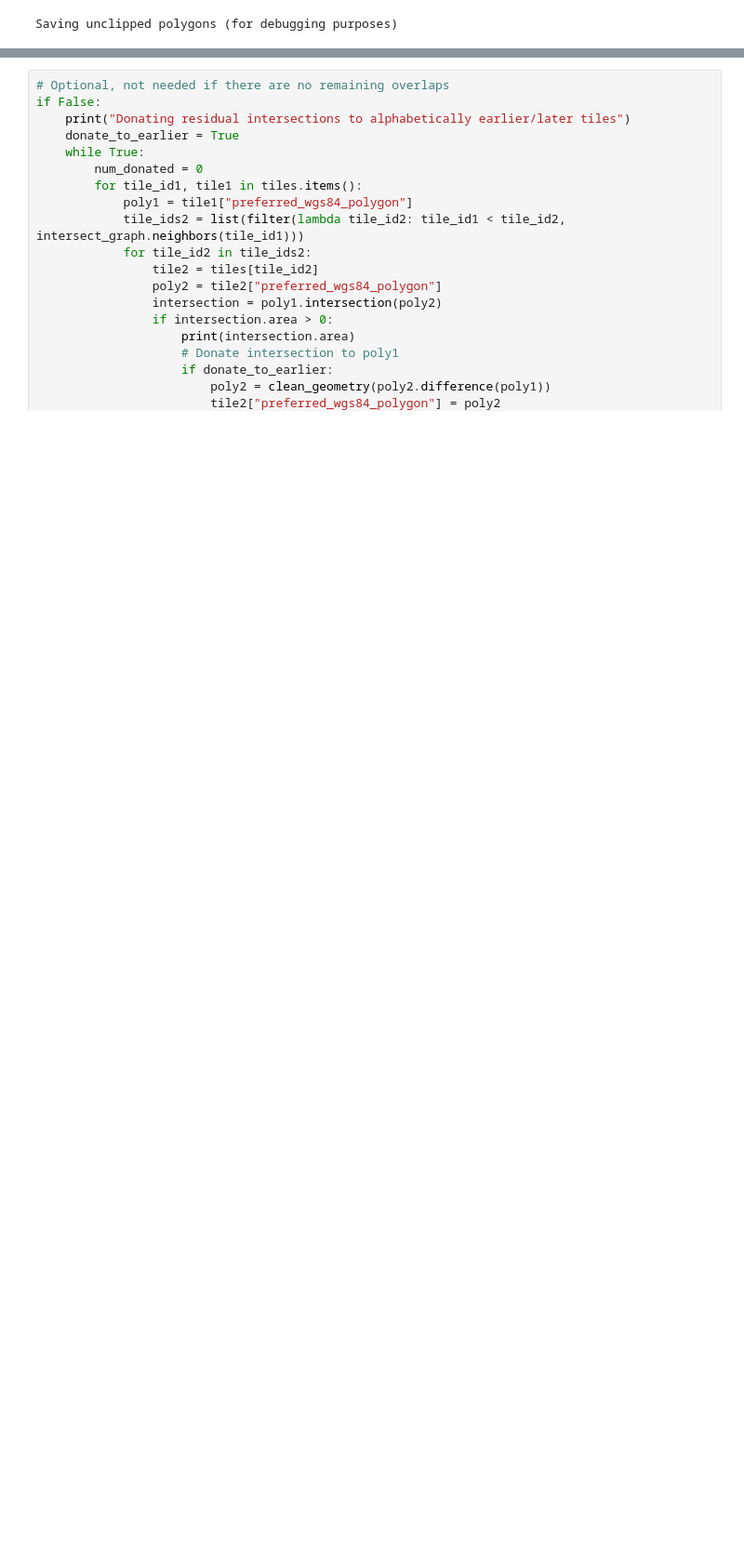
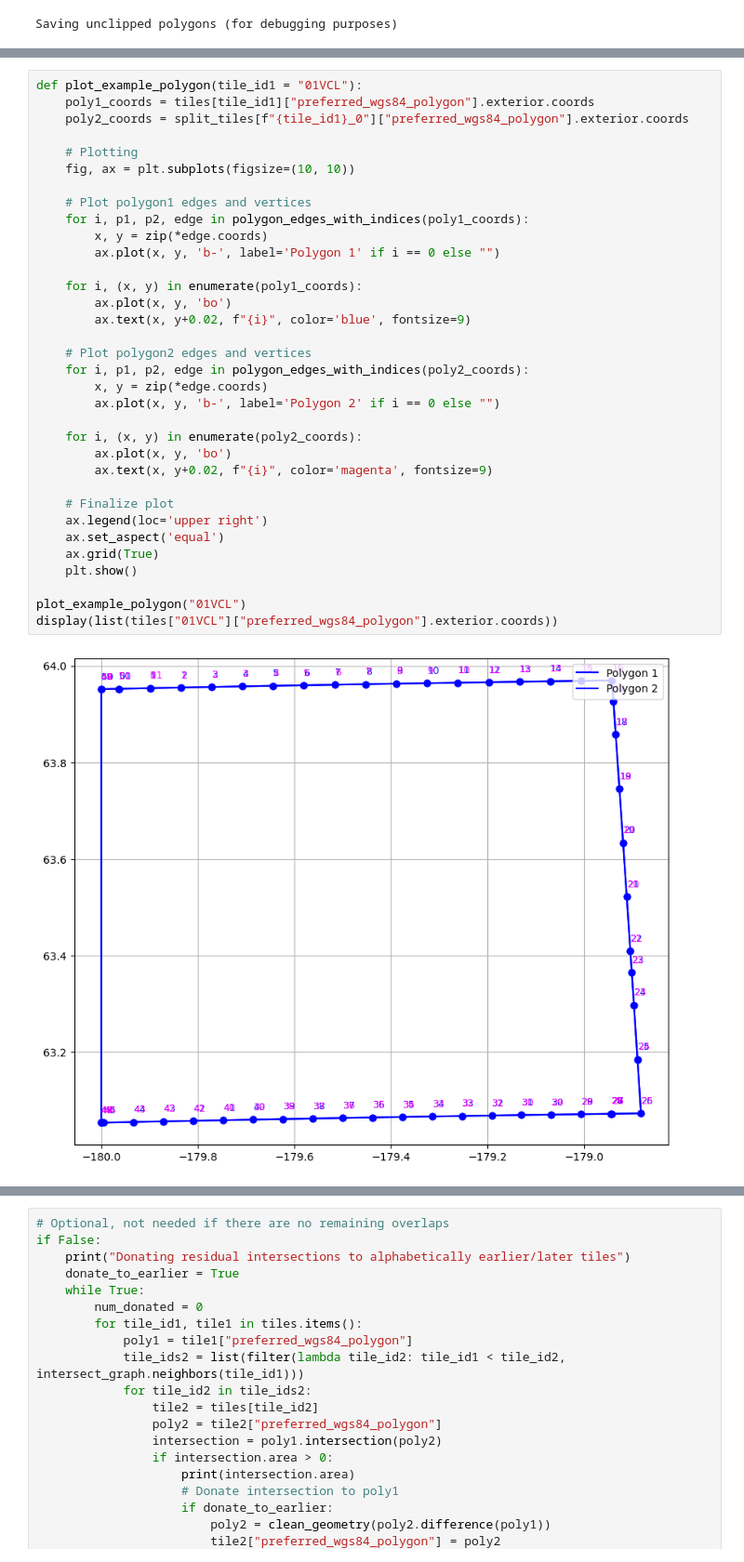
Before and after one commit to hamk-uas/preferred-tile, a Jupyter notebook: create_grid.ipynb, the cells around one changed output, grey strips where cells are left out. Shown at 93% size. Drawn from its saved outputs; the diff is of its cells as text; blank space fills up the shorter version.

```diff
--- a/create_grid.ipynb
+++ b/create_grid.ipynb
@@ -839,0 +804,36 @@ Split 114 polygons
+# %%
+def plot_example_polygon(tile_id1 = "01VCL"):
+    poly1_coords = tiles[tile_id1]["preferred_wgs84_polygon"].exterior.coords
+    poly2_coords = split_tiles[f"{tile_id1}_0"]["preferred_wgs84_polygon"].exterior.coords
+
+    # Plotting
+    fig, ax = plt.subplots(figsize=(10, 10))
+
+    # Plot polygon1 edges and vertices
+    for i, p1, p2, edge in polygon_edges_with_indices(poly1_coords):
+        x, y = zip(*edge.coords)
+        ax.plot(x, y, 'b-', label='Polygon 1' if i == 0 else "")
+
+    for i, (x, y) in enumerate(poly1_coords):
+        ax.plot(x, y, 'bo')
+        ax.text(x, y+0.02, f"{i}", color='blue', fontsize=9)
+
+    # Plot polygon2 edges and vertices
+    for i, p1, p2, edge in polygon_edges_with_indices(poly2_coords):
+        x, y = zip(*edge.coords)
+        ax.plot(x, y, 'b-', label='Polygon 2' if i == 0 else "")
+
+    for i, (x, y) in enumerate(poly2_coords):
+        ax.plot(x, y, 'bo')
+        ax.text(x, y+0.02, f"{i}", color='magenta', fontsize=9)
+
+    # Finalize plot
+    ax.legend(loc='upper right')
+    ax.set_aspect('equal')
+    ax.grid(True)
+    plt.show()
+
+plot_example_polygon("01VCL")
+display(list(tiles["01VCL"]["preferred_wgs84_polygon"].exterior.coords))
+# %% [output]
+[figure, added]
```
Also changed, not shown: parts of 14 cells of this notebook.
